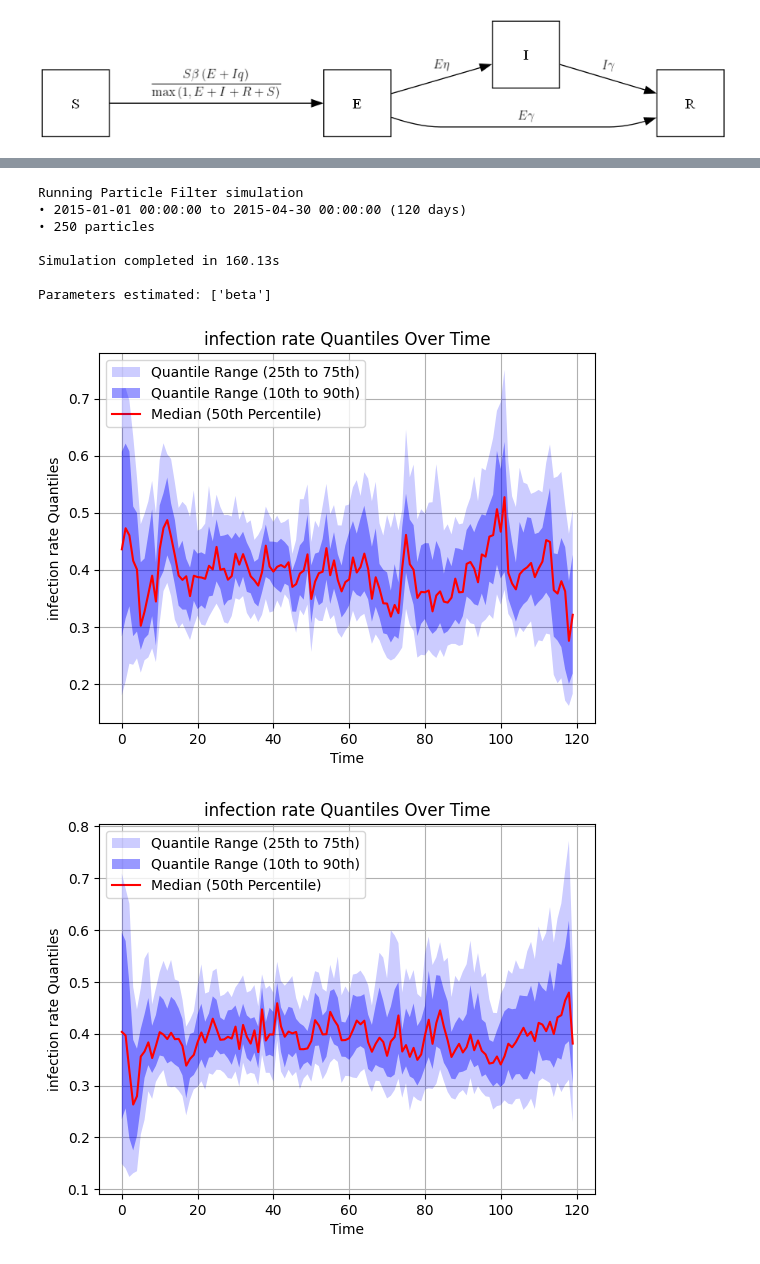
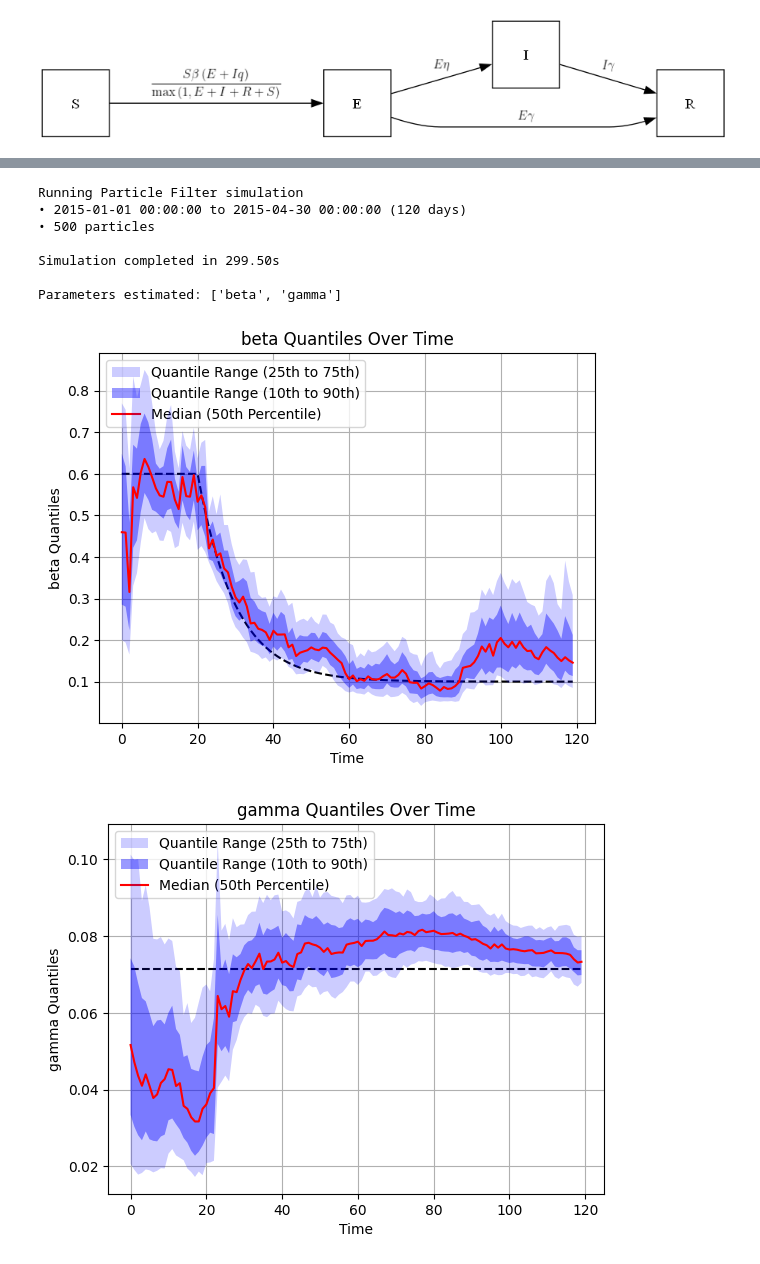
Before and after one commit to NAU-CCL/Epymorph, a Jupyter notebook: parameter_estimation_multinode.ipynb, the cells around one changed output, grey strips where cells are left out. Drawn from its saved outputs; the diff is of its cells as text; code cells hidden in the pictures.

```diff
--- a/parameter_estimation_multinode.ipynb
+++ b/parameter_estimation_multinode.ipynb
@@ -12,11 +12,16 @@ from epymorph.geography.us_census import StateScope
 from epymorph.data.ipm.seir import Seir
 from epymorph.data.mm.pei import Pei
 
-scope = StateScope.in_states(["AZ", "NM", "CO"], year=2015)
+scope = StateScope.in_states(["AZ"], year=2015)
 n_nodes = len(scope.includes)
 initial_state = np.zeros(shape=(n_nodes, 4), dtype=np.int64)
 initial_state[:, 0] = 100_000 - 10
 initial_state[:, 1] = 20
+
+duration = 120
+
+t = np.arange(0, duration)
+beta = 0.5 * np.exp(-0.1 * np.maximum(t - 20, 0)) + 0.1
 
 rume = SingleStrataRume.build(
     # Load an IPM from the library
@@ -27,11 +32,11 @@ rume = SingleStrataRume.build(
     scope=scope,
     init=init.Explicit(initials=initial_state),
     # Set the time-frame to simulate
-    time_frame=TimeFrame.of("2015-01-01", 120),
+    time_frame=TimeFrame.of("2015-01-01", duration),
     # time_frame=TimeFrame.range("2015-01-01", "2015-01-01"),
     # Provide parameter values
     params={
-        "beta": 0.4,
+        "beta": beta,
         "eta": 1 / 7,
         "gamma": 1 / 14,
         "q": 0.1,
@@ -127,17 +146,32 @@ observations = Observations(
     likelihood=PoissonLikelihood(),
 )
 
-filter_type = ParticleFilter(num_particles=250, resampler=ResamplingByNode)
+filter_type = ParticleFilter(num_particles=500, resampler=ResamplingByNode)
 # %%
 from epymorph.parameter_fitting.utils.parameter_estimation import EstimateParameters
-from epymorph.parameter_fitting.dynamics.dynamics import GeometricBrownianMotion
+from epymorph.parameter_fitting.dynamics.dynamics import (
+    Calvetti,
+    GeometricBrownianMotion,
+)
 import scipy as sp
 
 params_space = {
     "beta": EstimateParameters.TimeVarying(
         distribution=sp.stats.uniform(loc=0.1, scale=0.7),
         dynamics=GeometricBrownianMotion(volatility=0.1),
-    )
+    ),
+    # "eta": EstimateParameters.Static(
+    #     distribution=sp.stats.uniform(loc=0.05, scale=0.1),
+    #     dynamics=Calvetti(a=0.8),
+    # ),
+    # "beta": EstimateParameters.Static(
+    #     distribution=sp.stats.uniform(loc=0.1, scale=0.7),
+    #     dynamics=Calvetti(a=0.8),
+    # ),
+    "gamma": EstimateParameters.Static(
+        distribution=sp.stats.uniform(loc=0.01, scale=0.1),
+        dynamics=Calvetti(a=0.8),
+    ),
 }
 # %%
 sim = FilterSimulation(
@@ -155,16 +189,18 @@ output = sim.run()
 # %% [output]
 Running Particle Filter simulation
 • 2015-01-01 00:00:00 to 2015-04-30 00:00:00 (120 days)
-• 250 particles
+• 500 particles
 
-Simulation completed in 160.13s
+Simulation completed in 299.50s
 
-Parameters estimated: ['beta']
+Parameters estimated: ['beta', 'gamma']
 # %%
-plots.params_plot(output=output, parameter="infection rate", node_index=0)
+plots.params_plot(output=output, key="beta", node_index=0, truth=beta)
 # %% [output]
-[figure, old version]
+[figure, new version]
 # %%
-plots.params_plot(output=output, parameter="infection rate", node_index=1)
+plots.params_plot(
+    output=output, key="gamma", node_index=0, truth=np.broadcast_to(1 / 14, t.shape)
+)
 # %% [output]
-[figure, old version]
+[figure, new version]
```
Also changed, not shown: parts of 9 cells of this notebook, 6 other files.
